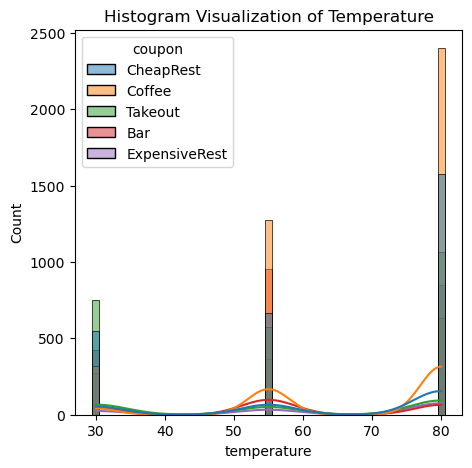
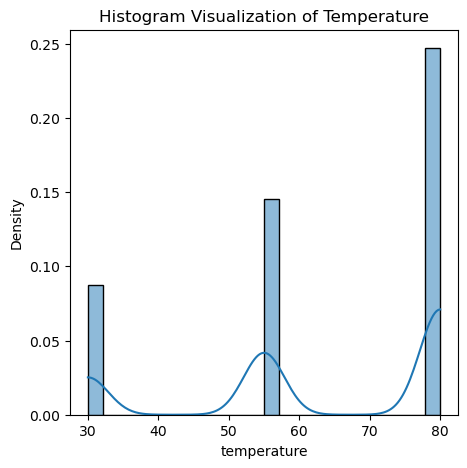
The notebook cell's code change between the first figure and the second:
--- before
+++ after
@@ -1,4 +1,4 @@
 plt.figure(figsize=(5,5))
-ax6 = sns.histplot(data=data,x='temperature',discrete=True,stat='count',kde=True,hue="coupon")
+ax6 = sns.histplot(data=data,x='temperature', stat = "density", discrete=False,kde=True)
 ax6.set_title("Histogram Visualization of Temperature")
 plt.savefig("./images/temperature_histogram.png")

Commit: final